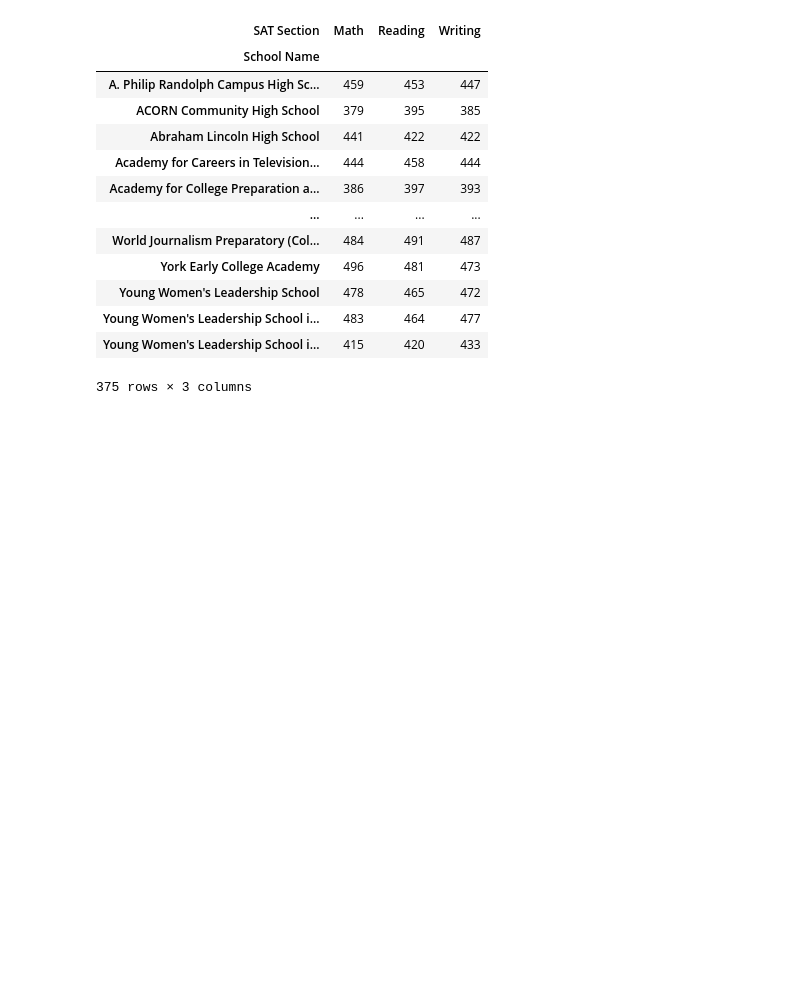
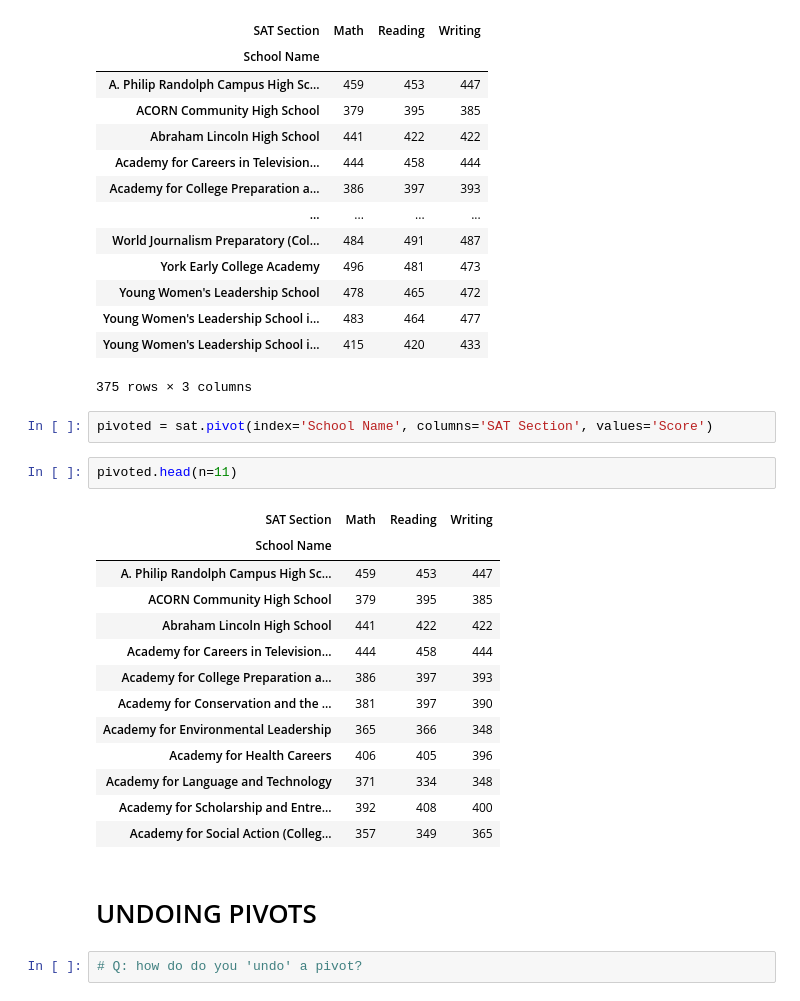
Before and after one commit to TomaszBury/The-ultimate-pandas-bootcamp-advanced-python-data-analysis, a Jupyter notebook: section_09/reshaping_with_pivots.ipynb, the cells around one changed output. Drawn from its saved outputs; the diff is of its cells as text; blank space fills up the shorter version.

```diff
--- a/section_09/reshaping_with_pivots.ipynb
+++ b/section_09/reshaping_with_pivots.ipynb
@@ -153,3 +141,25 @@ sat.pivot(index='School Name', columns='SAT Section', values='Score')
 | Young Women's Leadership School i... | 483 | 464 | 477 |
 | Young Women's Leadership School i... | 415 | 420 | 433 |
 375 rows × 3 columns
+# %%
+pivoted = sat.pivot(index='School Name', columns='SAT Section', values='Score')
+# %%
+pivoted.head(n=11)
+# %% [output]
+| SAT Section | Math | Reading | Writing |
+| School Name |  |  |  |
+| A. Philip Randolph Campus High Sc... | 459 | 453 | 447 |
+| ACORN Community High School | 379 | 395 | 385 |
+| Abraham Lincoln High School | 441 | 422 | 422 |
+| Academy for Careers in Television... | 444 | 458 | 444 |
+| Academy for College Preparation a... | 386 | 397 | 393 |
+| Academy for Conservation and the ... | 381 | 397 | 390 |
+| Academy for Environmental Leadership | 365 | 366 | 348 |
+| Academy for Health Careers | 406 | 405 | 396 |
+| Academy for Language and Technology | 371 | 334 | 348 |
+| Academy for Scholarship and Entre... | 392 | 408 | 400 |
+| Academy for Social Action (Colleg... | 357 | 349 | 365 |
+# %% [markdown]
+# UNDOING PIVOTS
+# %%
+# Q: how do do you 'undo' a pivot?
```
Also changed, not shown: parts of 16 cells of this notebook.
